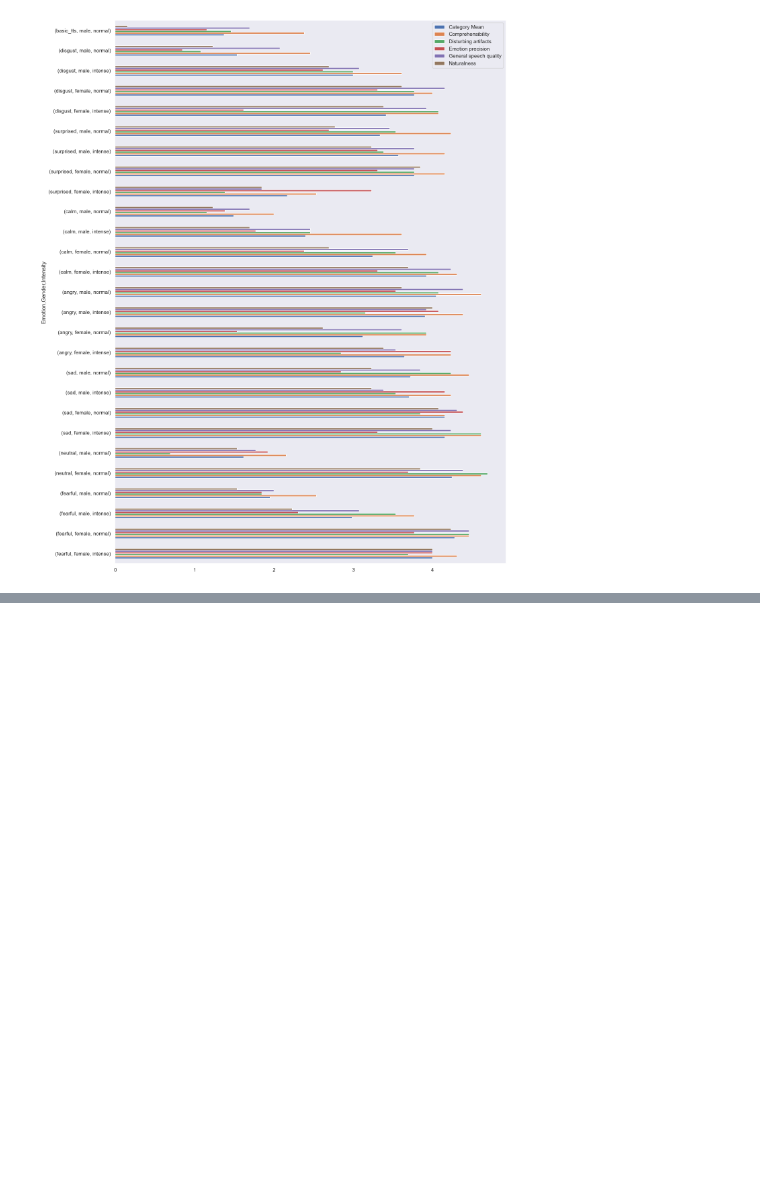
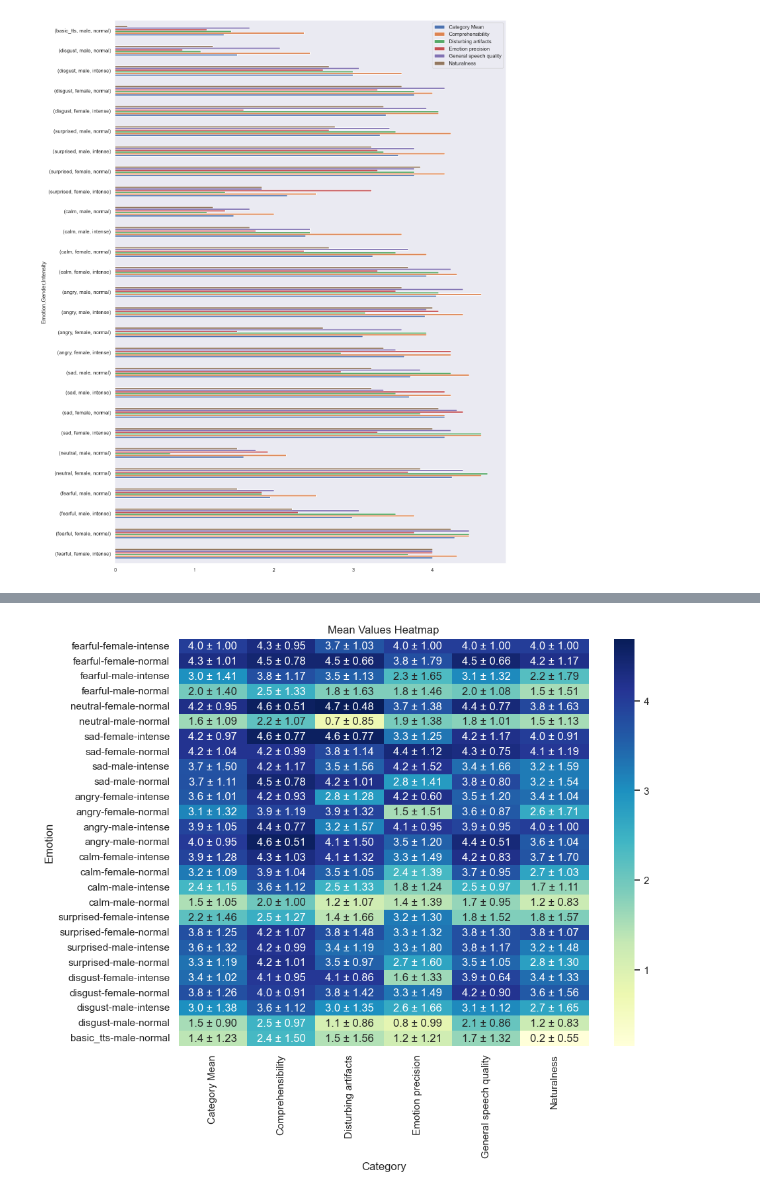
Before and after one commit to LeanderVonSeelstrang/TTS, a Jupyter notebook: survey/make_plots.ipynb, the cells around one changed output, grey strips where cells are left out. Saved outputs shown, nothing was run; the diff lists cells and outputs as text; code cells hidden in the pictures; blank space fills up the shorter version.

```diff
--- a/survey/make_plots.ipynb
+++ b/survey/make_plots.ipynb
@@ -419,0 +469,14 @@ plt.show()
+# %%
+plt.figure(figsize=(10, 8))
+
+mean_pivot_df = mean_pivot_df.apply(pd.to_numeric, errors='coerce')
+#sns.heatmap(mean_pivot_df, cmap="YlGnBu", annot=True, fmt=".2f", cbar=True)
+annot_df = mean_pivot_df.applymap("{0:.1f}".format) + " ± " + err_pivot_df.applymap("{0:.2f}".format)
+sns.heatmap(mean_pivot_df, cmap="YlGnBu", annot=annot_df, fmt="", cbar=True)
+plt.title("Mean Values Heatmap")
+plt.xlabel("Category")
+plt.ylabel("Emotion")
+plt.show()
+mean_pivot_df
+# %% [output]
+[figure, added]
```
Also changed, not shown: parts of 8 cells of this notebook, 16 other files.
